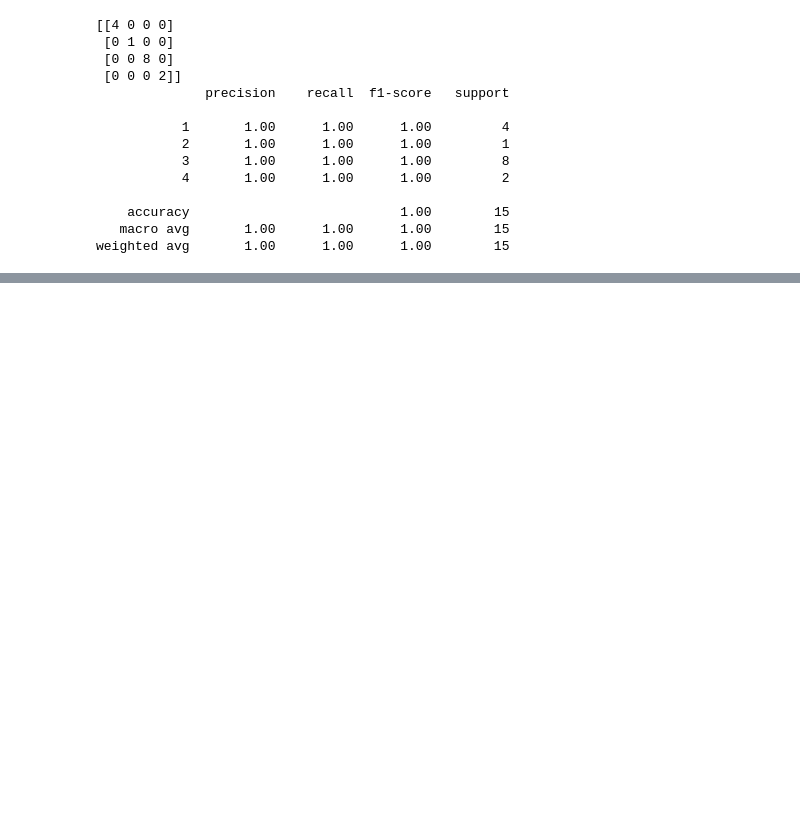
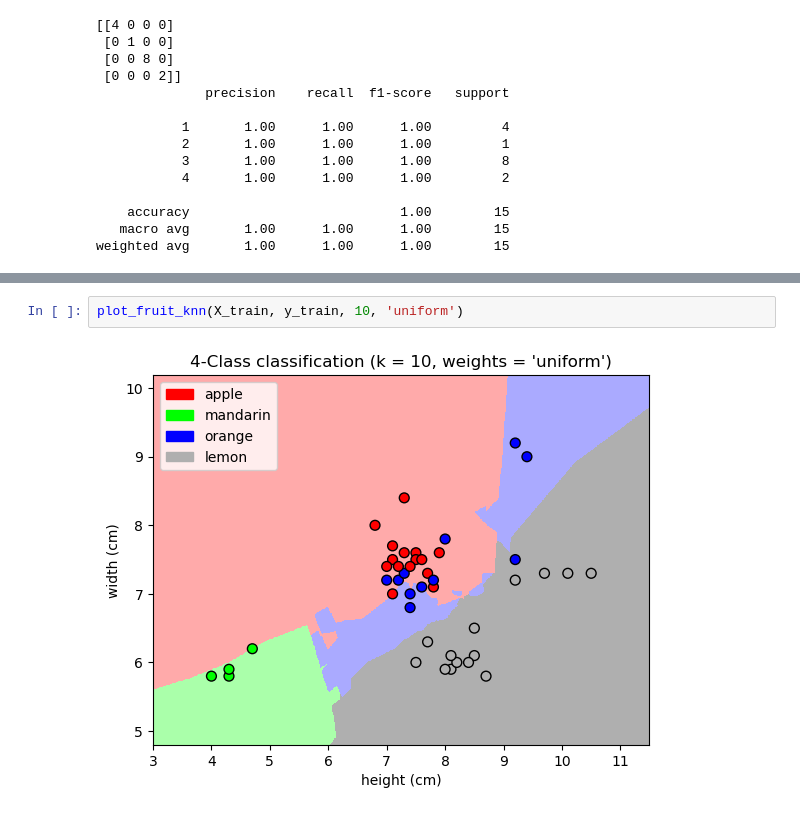
Before and after one commit to CarsonMcDermott/ML-Fruit-Classification, a Jupyter notebook: determine_fruit.ipynb, the cells around one changed output, grey strips where cells are left out. Cells and saved outputs as stored; diff of their text form; blank space fills up the shorter version.

```diff
--- a/determine_fruit.ipynb
+++ b/determine_fruit.ipynb
@@ -290,0 +297,4 @@ AttributeError: 'DataFrame' object has no attribute 'as_matrix'
+# %%
+plot_fruit_knn(X_train, y_train, 10, 'uniform')
+# %% [output]
+[figure, added]
```
Also changed, not shown: parts of 8 cells of this notebook.
